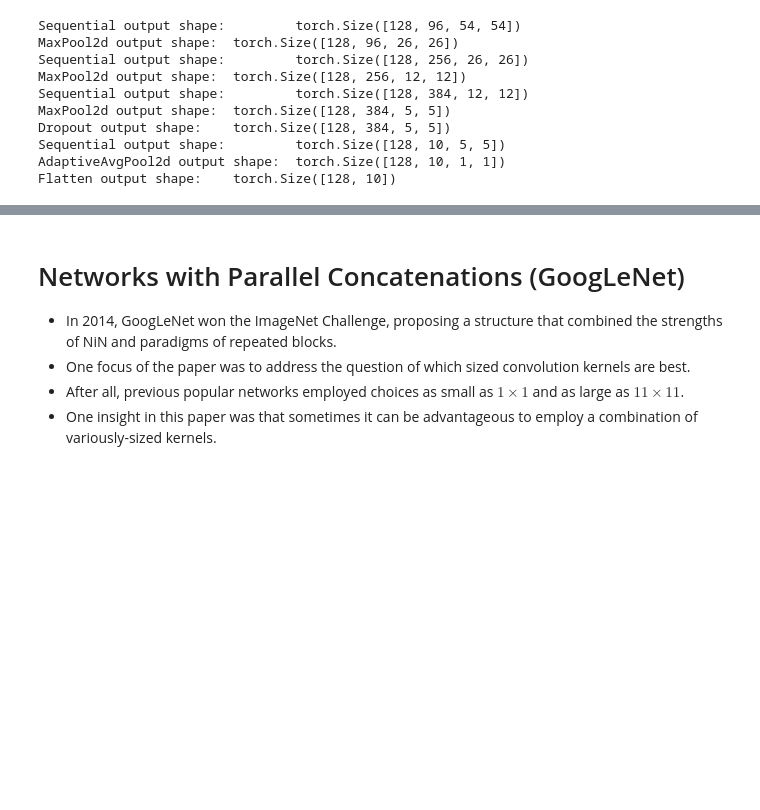
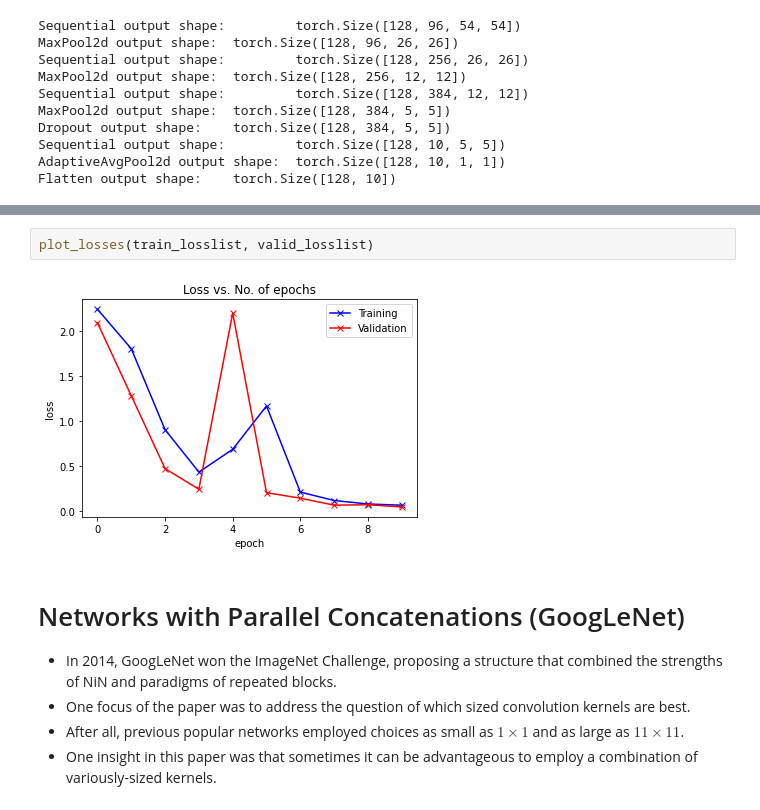
Before and after one commit to haodong2000/Vision2022, a Jupyter notebook: 8-rnn-nlp-resources.ipynb, the cells around one changed output, grey strips where cells are left out. Cells and saved outputs as stored; diff of their text form; blank space fills up the shorter version.

```diff
--- a/8-rnn-nlp-resources.ipynb
+++ b/8-rnn-nlp-resources.ipynb
@@ -613,3 +670,7 @@ plot_losses(train_losslist, valid_losslist)
+# %%
+plot_losses(train_losslist, valid_losslist)
+# %% [output]
+[figure, added]
 # %% [markdown]
 # Networks with Parallel Concatenations (GoogLeNet)
 
```
Also changed, not shown: parts of 25 cells of this notebook, 21 other files.
